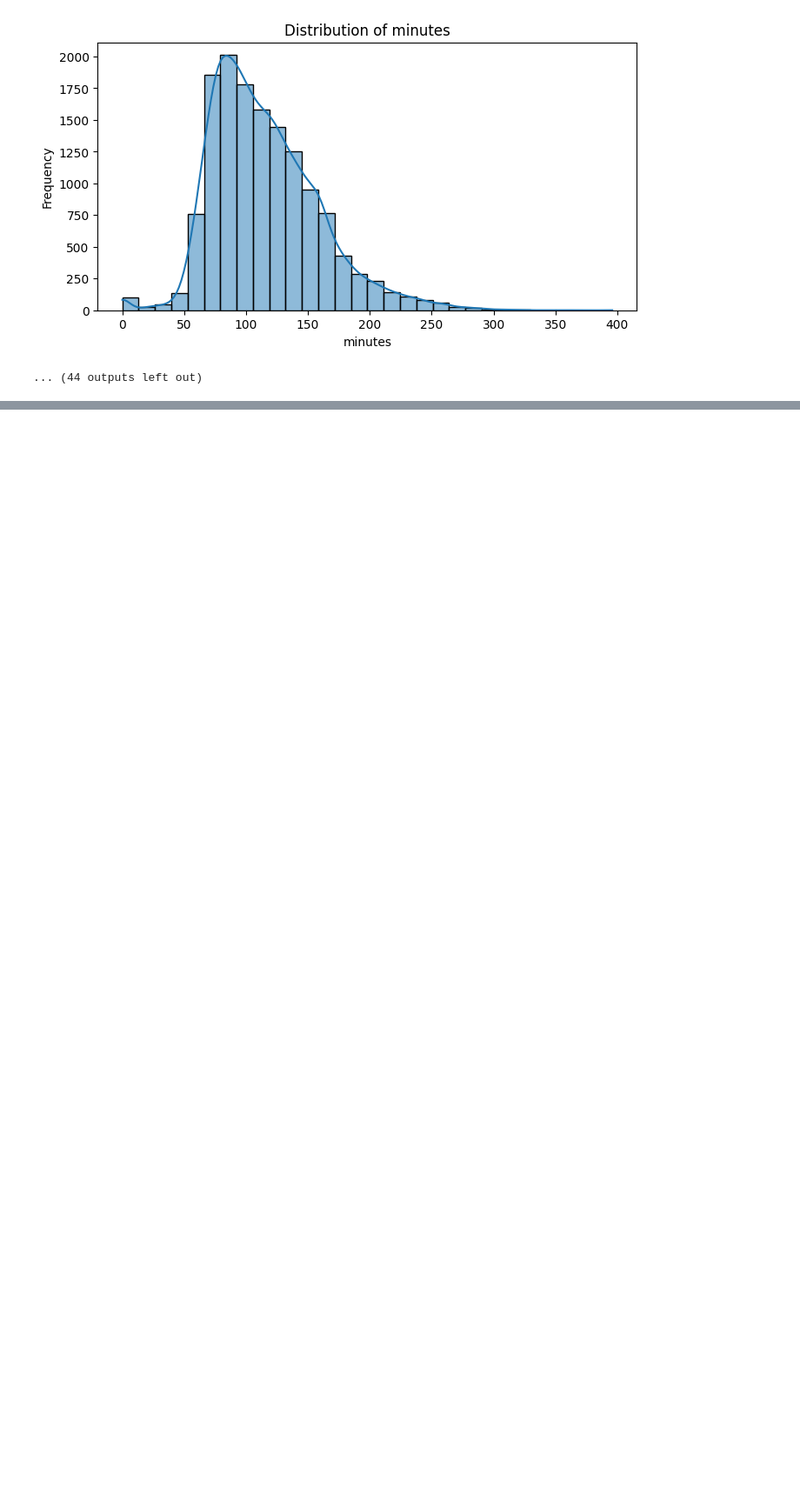
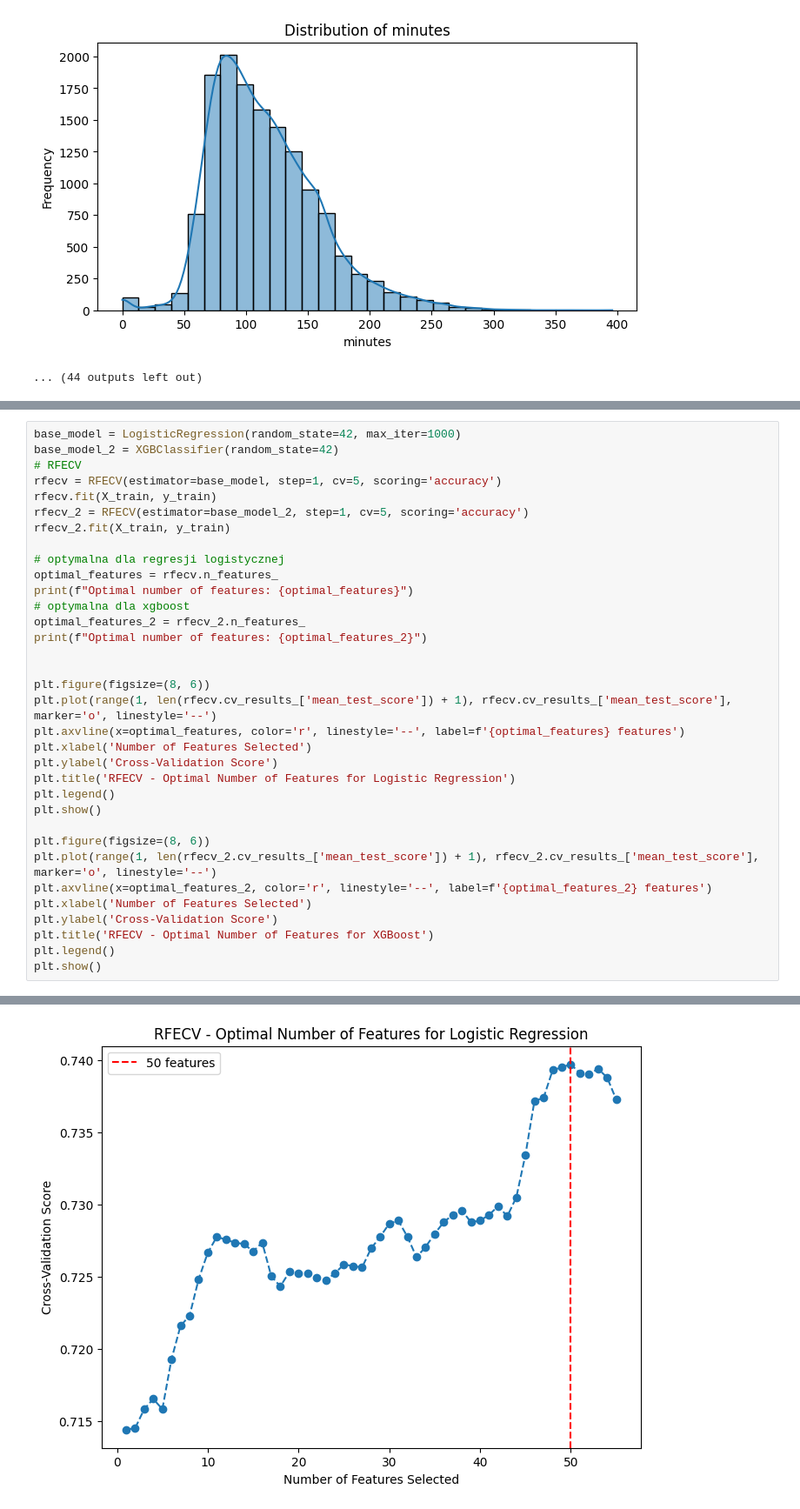
Before and after one commit to KacWNK/Bachelor_Thesis-predicting_results_of_the_tennis_matches_using_machine_learning_models, a Jupyter notebook: src/feature_selection.ipynb, the cells around one changed output, grey strips where cells are left out. Shown at 87% size. Saved outputs shown, nothing was run; the diff lists cells and outputs as text; blank space fills up the shorter version.

Commit message:
first models

```diff
--- a/src/feature_selection.ipynb
+++ b/src/feature_selection.ipynb
@@ -430,0 +526,35 @@ for col in matches.columns:
+# %%
+base_model = LogisticRegression(random_state=42, max_iter=1000)
+base_model_2 = XGBClassifier(random_state=42)
+# RFECV
+rfecv = RFECV(estimator=base_model, step=1, cv=5, scoring='accuracy')
+rfecv.fit(X_train, y_train)
+rfecv_2 = RFECV(estimator=base_model_2, step=1, cv=5, scoring='accuracy')
+rfecv_2.fit(X_train, y_train)
+
+# optymalna dla regresji logistycznej
+optimal_features = rfecv.n_features_
+print(f"Optimal number of features: {optimal_features}")
+# optymalna dla xgboost
+optimal_features_2 = rfecv_2.n_features_
+print(f"Optimal number of features: {optimal_features_2}")
+
+
+plt.figure(figsize=(8, 6))
+plt.plot(range(1, len(rfecv.cv_results_['mean_test_score']) + 1), rfecv.cv_results_['mean_test_score'], marker='o', linestyle='--')
+plt.axvline(x=optimal_features, color='r', linestyle='--', label=f'{optimal_features} features')
+plt.xlabel('Number of Features Selected')
+plt.ylabel('Cross-Validation Score')
+plt.title('RFECV - Optimal Number of Features for Logistic Regression')
+plt.legend()
+plt.show()
+
+plt.figure(figsize=(8, 6))
+plt.plot(range(1, len(rfecv_2.cv_results_['mean_test_score']) + 1), rfecv_2.cv_results_['mean_test_score'], marker='o', linestyle='--')
+plt.axvline(x=optimal_features_2, color='r', linestyle='--', label=f'{optimal_features_2} features')
+plt.xlabel('Number of Features Selected')
+plt.ylabel('Cross-Validation Score')
+plt.title('RFECV - Optimal Number of Features for XGBoost')
+plt.legend()
+plt.show()
+# %% [output]
@@ -430,0 +563 @@ for col in matches.columns:
+[figure, added]
```
Also changed, not shown: parts of 13 cells of this notebook, 1 other file.
